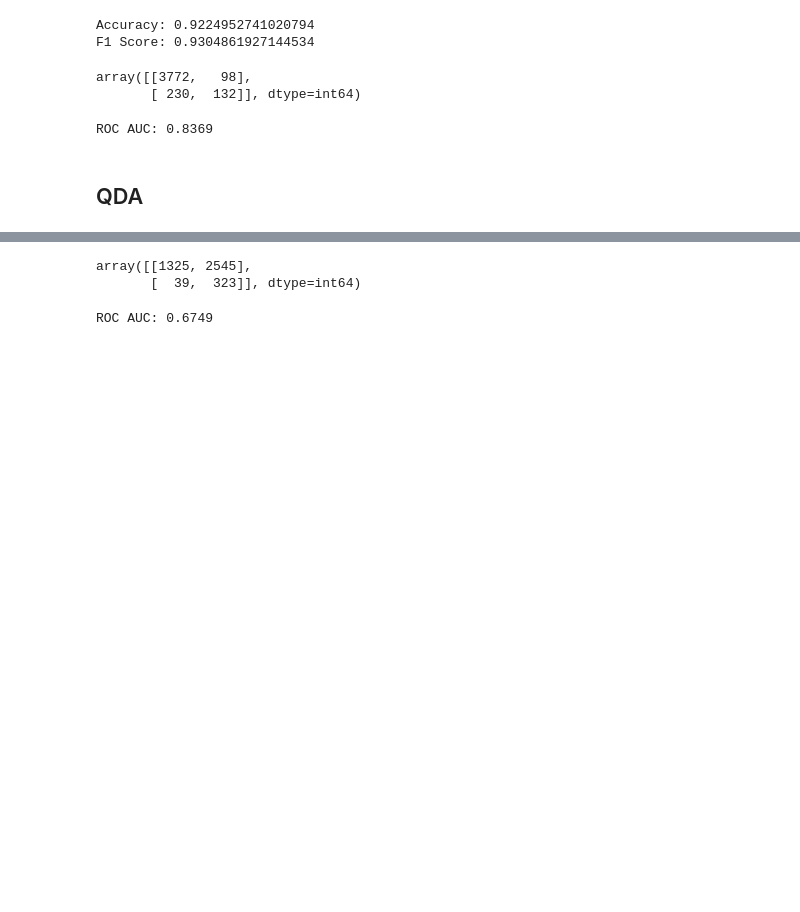
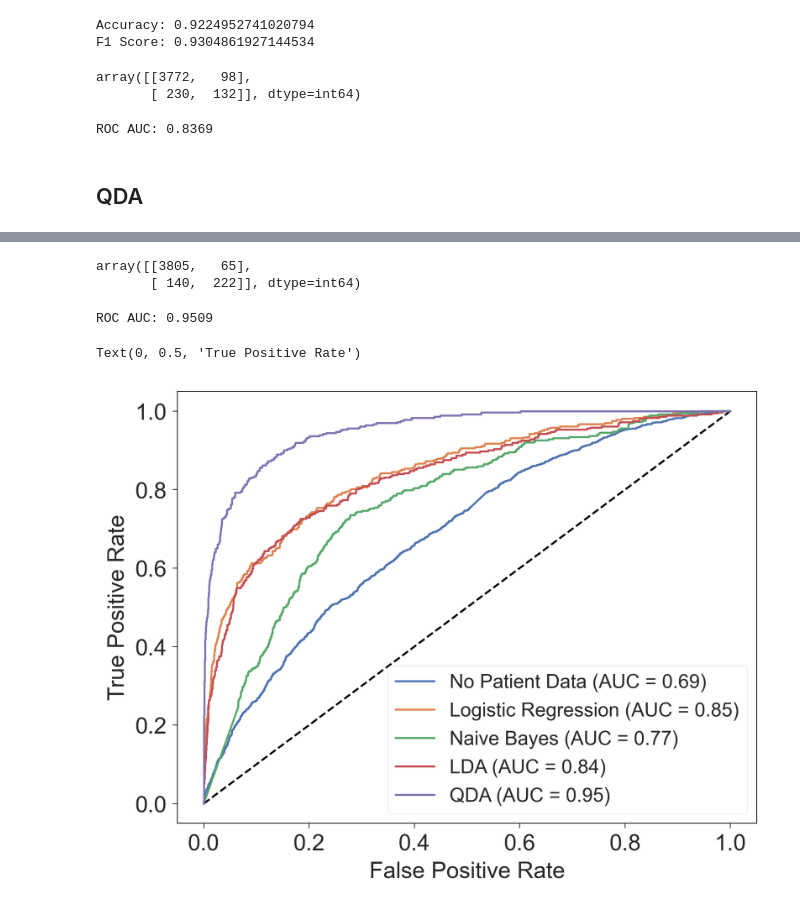
Before and after one commit to mcs9ff/COVID-19-Detection-from-Cough-Audio-DS-6050, a Jupyter notebook: CovidFinalModel.ipynb, the cells around one changed output, grey strips where cells are left out. Cells and saved outputs as stored; diff of their text form; code cells hidden in the pictures; blank space fills up the shorter version.

```diff
--- a/CovidFinalModel.ipynb
+++ b/CovidFinalModel.ipynb
@@ -358,6 +374,6 @@ ROC AUC: 0.8369
 # %%
 from sklearn.discriminant_analysis import QuadraticDiscriminantAnalysis
 # %%
-model = QuadraticDiscriminantAnalysis()
+model = QuadraticDiscriminantAnalysis(reg_param = 0.05)
 model.fit(X_train, y_train)
 # %% [output]
@@ -379,12 +395,58 @@ F1 Score: 0.2987239895029807
 # %%
 confusion_matrix(y_test, model.predict(X_test))
 # %% [output]
-array([[1325, 2545],
-       [  39,  323]], dtype=int64)
+array([[3805,   65],
+       [ 140,  222]], dtype=int64)
 # %%
 y_proba = model.predict_proba(X_test)
 # %%
 score = roc_auc_score(y_test, y_proba[:, 1])
 print(f"ROC AUC: {score:.4f}")
 # %% [output]
-ROC AUC: 0.6749
+ROC AUC: 0.9509
+# %%
+fpr_QDA, tpr_QDA, thresh1 = roc_curve(y_test, y_proba[:, 1])
+# %%
+import seaborn as sns
+sns.set(rc = {'axes.facecolor':'white',
+              "axes.edgecolor":'black',
+            "xtick.bottom":True,
+            "xtick.top":False,
+            "ytick.left":True,
+            "ytick.right":False,
+            "axes.linewidth":0.5,
+            "xtick.major.width":0.5,
+            "ytick.major.width":0.5,
+            "xtick.minor.width":0.5,
+            "ytick.minor.width":0.5,
+            "font.size":14,
+            "axes.labelsize":14,
+            "axes.titlesize":14,
+            "xtick.labelsize":14,
+            "ytick.labelsize":14,
+            "legend.fontsize":12,
+            "legend.title_fontsize":12,
+            "lines.linewidth":1.2,
+            "patch.linewidth":0.2,
+            "patch.edgecolor":'black',
+            "patch.force_edgecolor":True,
+            "xtick.major.size":3,
+            "ytick.major.size":3,
+            "xtick.minor.size":1,
+            "ytick.minor.size":1,
+            "xtick.minor.width":0.2,
+            "ytick.minor.width":0.2})
+# %%
+plt.figure(dpi=300)
+plt.plot([0,1], [0,1],linestyle='--',color='black')
+plt.plot(fpr1, tpr1, label='No Patient Data (AUC = 0.69)')
+plt.plot(fpr_glm, tpr_glm, label='Logistic Regression (AUC = 0.85)')
+plt.plot(fpr_NB, tpr_NB, label='Naive Bayes (AUC = 0.77)')
+plt.plot(fpr_LDA, tpr_LDA, label='LDA (AUC = 0.84)')
+plt.plot(fpr_QDA, tpr_QDA, label='QDA (AUC = 0.95)')
+plt.legend()
+plt.xlabel('False Positive Rate')
+plt.ylabel('True Positive Rate')
+# %% [output]
+Text(0, 0.5, 'True Positive Rate')
+[figure, added]
```
Also changed, not shown: parts of 9 cells of this notebook.
